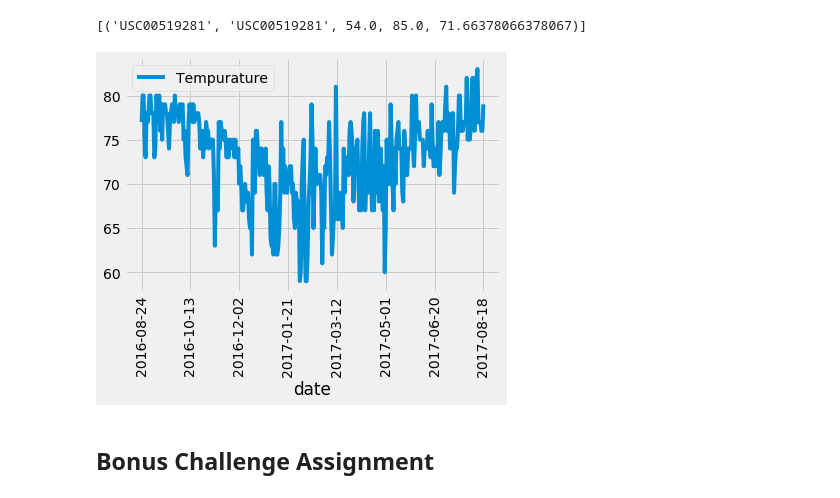
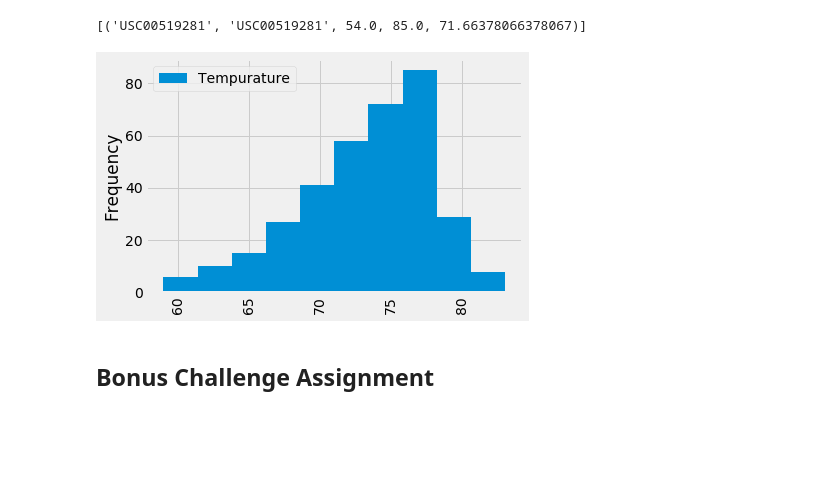
Before and after one commit to taftap8/sqlalchemy-challenge, a Jupyter notebook: climate_starter.ipynb, the cells around one changed output. Drawn from its saved outputs; the diff is of its cells as text; code cells hidden in the pictures; blank space fills up the shorter version.

```diff
--- a/climate_starter.ipynb
+++ b/climate_starter.ipynb
@@ -154,23 +157,23 @@ session.query(Measurement.station, *temp_query).filter(Measurement.station == "U
 # %%
 # Choose the station with the highest number of temperature observations.
 # Query the last 12 months of temperature observation data for this station and plot the results as a histogram
 Station_12m = session.query(Measurement.date, Measurement.tobs).\
   filter(Measurement.date > query_date).\
   filter(Measurement.station == "USC00519281").all()
 
 # Save the query results as a Pandas DataFrame
 station_df = pd.DataFrame(Station_12m, columns=['date', 'tobs'])
 station_df.set_index('date', inplace = True)
 station_df.rename(columns={"date":"Date", "tobs":"Tempurature"}, inplace= True)
 
 # Sort the dataframe by date
 station_df.sort_values('date')
 
 # Use Pandas Plotting with Matplotlib to plot the data
-station_df.plot(rot=90)
+station_df.plot.hist(rot=90)
 plt.show()
 # %% [output]
-[figure, old version]
+[figure, new version]
 # %% [markdown]
 ## Bonus Challenge Assignment
 # %%
```
Also changed, not shown: parts of 2 cells of this notebook.
